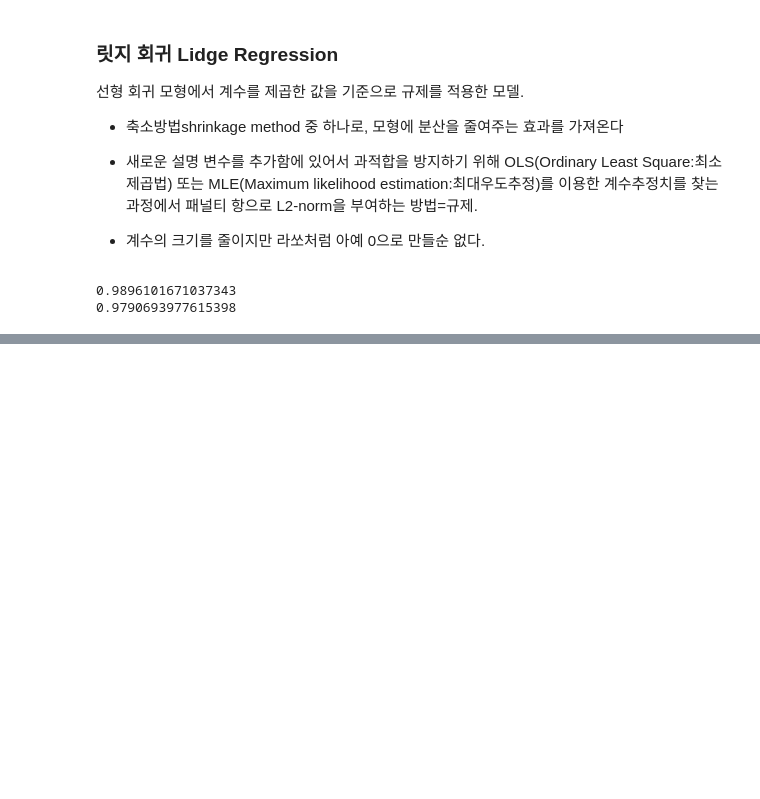
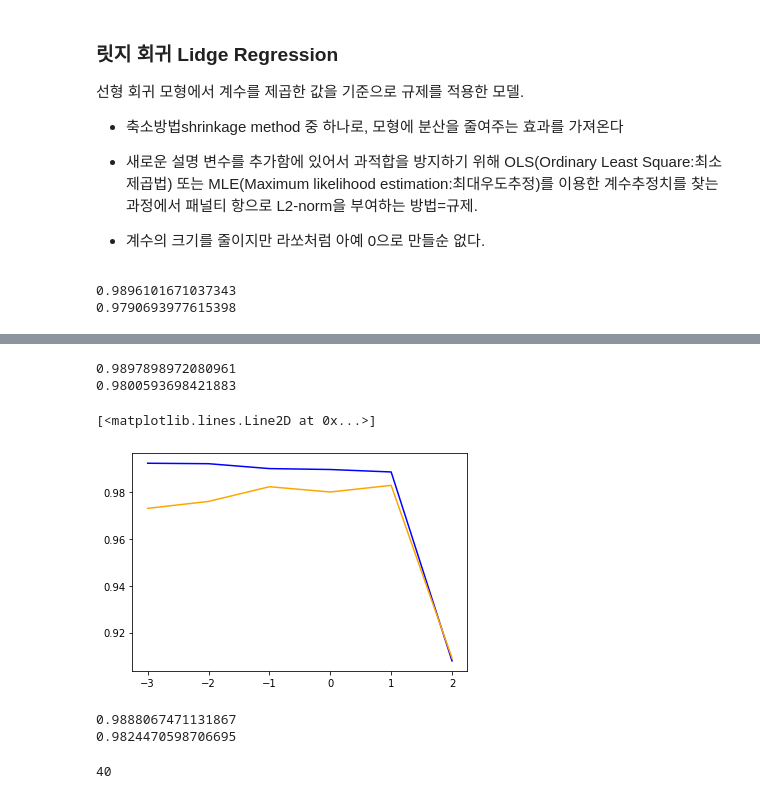
Before and after one commit to seohyeon-jeong/basic_machinelearning, a Jupyter notebook: SMD_BreamAndSmelt_Regression.ipynb, the cells around one changed output, grey strips where cells are left out. Drawn from its saved outputs; the diff is of its cells as text; code cells hidden in the pictures; blank space fills up the shorter version.

Commit message:
Update Lasso Regression

```diff
--- a/SMD_BreamAndSmelt_Regression.ipynb
+++ b/SMD_BreamAndSmelt_Regression.ipynb
@@ -487,0 +542,50 @@ print(ridge.score(test_scaled, test_target))
+# %%
+from sklearn.linear_model import Lasso
+lasso = Lasso()
+# Lasso() 클래스는 최적의 모델을 찾기 위해 좌표축을 따라 최적화를 수행하는 좌표하강법coordinate descent를 사용
+
+lasso.fit(train_scaled, train_target)
+print(lasso.score(train_scaled, train_target))
+print(lasso.score(test_scaled, test_target))
+# 결과) 훈련셋 스코어 > 테스트셋스코어 + 매우 좋은 점수
+# %% [output]
+0.9897898972080961
+0.9800593698421883
+# %%
+# 최적의 alpha찾기
+train_score = []
+test_score = []
+alpha_list = [0.001, 0.01, 0.1, 1, 10, 100]
+for alpha in alpha_list:
+  lasso = Lasso(alpha=alpha, max_iter=10000)
+  # The max_iter value is to limit the number of cycles we're willing to run.
+  # 사이킷런의 라쏘모델은 최적의 계수를 찾기 위해 반복적인 계산을 한다. 반복횟수를 충분히 늘리기 위해서 max_iter 매개변수 값을 10000으로 지정
+
+  lasso.fit(train_scaled, train_target)
+  train_score.append(lasso.score(train_scaled, train_target))
+  test_score.append(lasso.score(test_scaled, test_target))
+
+plt.plot(np.log10(alpha_list), train_score, color='blue')
+plt.plot(np.log10(alpha_list), test_score, color='orange')
+
+# 결과) 훈련 데이터에 과대적합 -> 적정(1) -> 과소적합(테스트셋 점수 > 훈련셋 점수)
+# %% [output]
+[<matplotlib.lines.Line2D at 0x...>]
+[figure, added]
+# %%
+lasso = Lasso(alpha=10)
+lasso.fit(train_scaled, train_target)
+print(lasso.score(train_scaled, train_target))
+print(lasso.score(test_scaled, test_target))
+# %% [output]
+0.9888067471131867
+0.9824470598706695
+# %%
+# 라쏘 모델은 계수값을 아예 0으로 만들수 있다 -> 특성을 골라내는 용도로도 사용가능
+print(np.sum(lasso.coef_==0))
+# 결과) 40 : 55개의 특성을 모델에 주입했지만, 라쏘 모델에 사용한 특성은 55-40=15개뿐!
+
+# np.sum() : 배열을 모두 더한 값
+# 넘파이 배열에 비교연산자 사용시 True : 1, False :0로 인식하여 연산
+# %% [output]
+40
```
Also changed, not shown: parts of 6 cells of this notebook.
